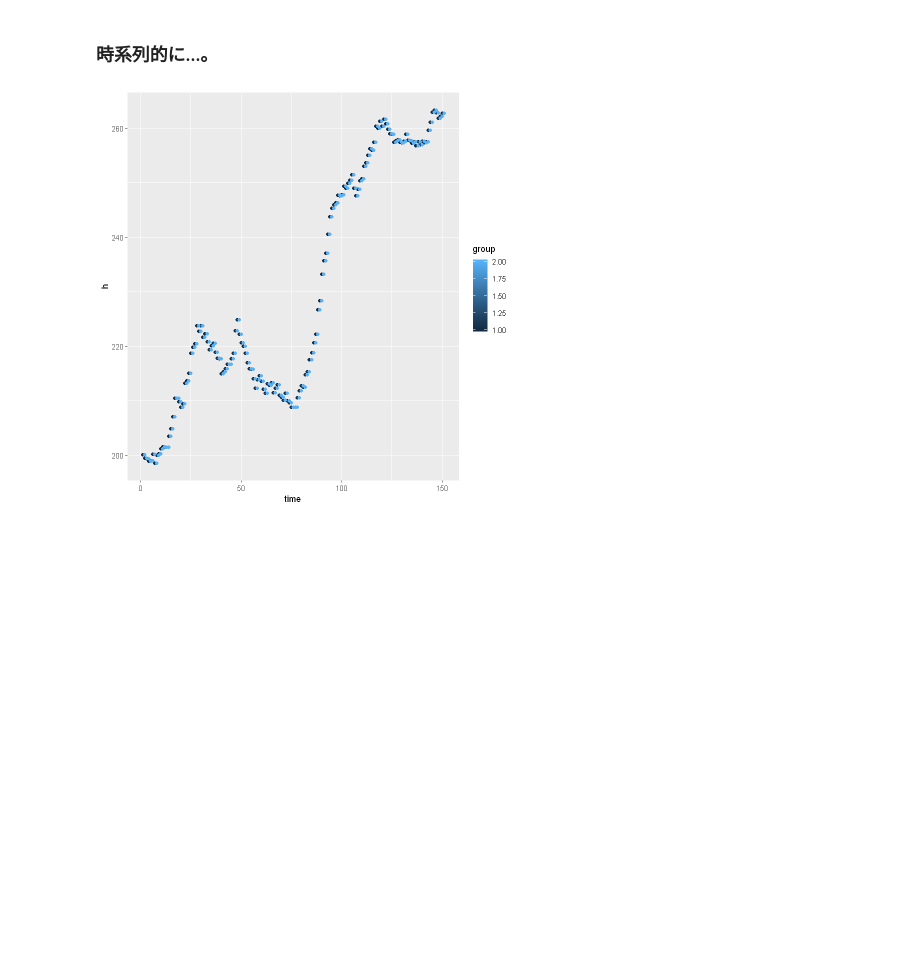
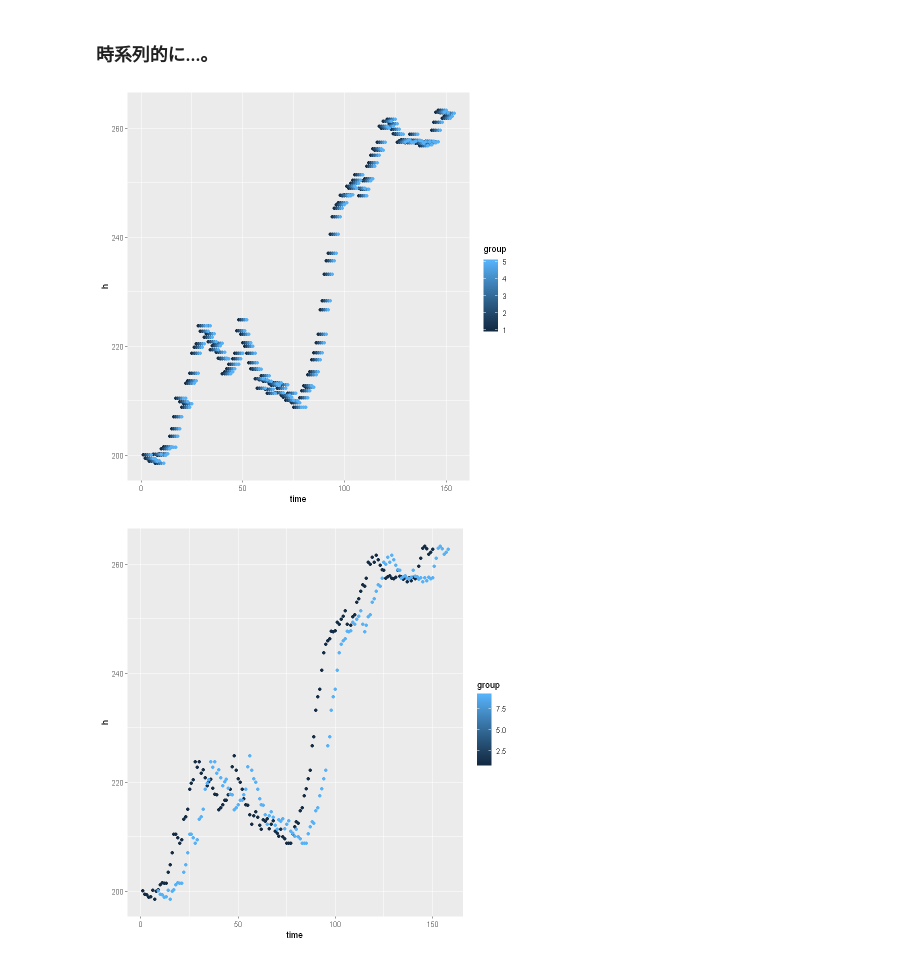
Before and after one commit to e4Rl97/Jupyter191126, a Jupyter notebook: Auto regression.ipynb, the cells around one changed output. Drawn from its saved outputs; the diff is of its cells as text; code cells hidden in the pictures; blank space fills up the shorter version.

```diff
--- a/Auto regression.ipynb
+++ b/Auto regression.ipynb
@@ -154,25 +156,78 @@ cor(x, y)
 # %%
 # 1期目
 h1 <- as.numeric(BJsales)
 time1 <- c(1:150)
 group1 <- 1
 h11 <- as.data.frame(cbind(time1, h1, group1))
 names(h11)  <- c("time", "h", "group")
 #h11
 
 # 2期目
 h2 <- as.numeric(BJsales)
 time2 <- c(2:151)
 group2 <- 2
 h12 <- as.data.frame(cbind(time2, h2, group2))
 names(h12)  <- c("time", "h", "group")
 #h12
 
-h <- rbind(h11, h12)
+# 3期目
+h3 <- as.numeric(BJsales)
+time3 <- c(3:152)
+group3 <- 3
+h13 <- as.data.frame(cbind(time3, h3, group3))
+names(h13)  <- c("time", "h", "group")
+#h13
 
-ggplot(h, aes(x = time, y = h, fill = group, colour = group)) +
+# 4期目
+h4 <- as.numeric(BJsales)
+time4 <- c(4:153)
+group4 <- 4
+h14 <- as.data.frame(cbind(time4, h4, group4))
+names(h14)  <- c("time", "h", "group")
+#h14
+
+# 5期目
+h5 <- as.numeric(BJsales)
+time5 <- c(5:154)
+group5 <- 5
+h15 <- as.data.frame(cbind(time5, h5, group5))
+names(h15)  <- c("time", "h", "group")
+#h15
+
+# 6期目
+h6 <- as.numeric(BJsales)
+time6 <- c(5:154)
+group6 <- 5
+h16 <- as.data.frame(cbind(time6, h6, group6))
+names(h16)  <- c("time", "h", "group")
+#h16
+
+
+# 10期目
+h10 <- as.numeric(BJsales)
+time10 <- c(9:158)
+group10 <- 9
+h110 <- as.data.frame(cbind(time10, h10, group10))
+names(h110)  <- c("time", "h", "group")
+#h10
+
+
+# 全体
+hx <- rbind(h11, h12, h13, h14, h15, h16)
+# 一部
+hone <- rbind(h11, h110)
+
+
+ggplot(hx, aes(x = time, y = h, fill = group, colour = group)) +
   geom_point()
 
-#plot(BJsales)
+ggplot(hone, aes(x = time, y = h, fill = group, colour = group)) +
+  geom_point()
+
+
+acf(BJsales)
+acf(BJsales, lag.max = 50)
+plot(BJsales)
 # %% [output]
-[figure, old version]
+[figure, new version]
+[figure, added]
```
Also changed, not shown: parts of 3 cells of this notebook.
